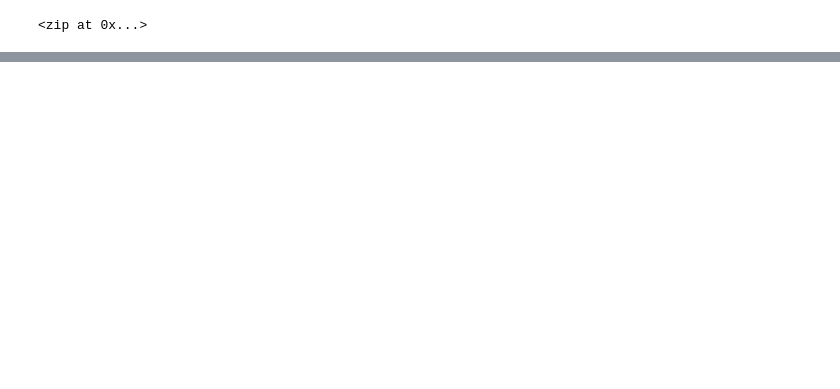
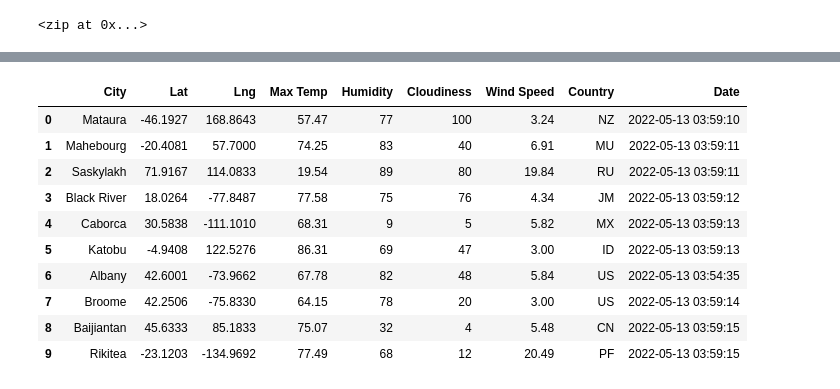
Before and after one commit to marielakinn/World_Weather_Analysis, a Jupyter notebook: WeatherPy.ipynb, the cells around one changed output, grey strips where cells are left out. Cells and saved outputs as stored; diff of their text form; code cells hidden in the pictures; blank space fills up the shorter version.

```diff
--- a/WeatherPy.ipynb
+++ b/WeatherPy.ipynb
@@ -31,0 +38,4 @@ len(cities)
+# %%
+# Starting URL for Weather Map API Call.
+url = "http://api.openweathermap.org/data/2.5/weather?units=Imperial&APPID=" + weather_api_key
+print(url)
@@ -31,0 +46,10 @@ len(cities)
+# %%
+# Create an empty list to hold the weather data.
+city_data = []
+# Print the beginning of the logging.
+print("Beginning Data Retrieval     ")
+print("-----------------------------")
+
+# Create counters.
+record_count = 1
+set_count = 1
@@ -31,0 +129,16 @@ len(cities)
+# %%
+# Convert the array of dictionaries to a Pandas DataFrame.
+city_data_df = pd.DataFrame(city_data)
+city_data_df.head(10)
+# %% [output]
+|  | City | Lat | Lng | Max Temp | Humidity | Cloudiness | Wind Speed | Country | Date |
+| 0 | Mataura | -46.1927 | 168.8643 | 57.47 | 77 | 100 | 3.24 | NZ | 2022-05-13 03:59:10 |
+| 1 | Mahebourg | -20.4081 | 57.7000 | 74.25 | 83 | 40 | 6.91 | MU | 2022-05-13 03:59:11 |
+| 2 | Saskylakh | 71.9167 | 114.0833 | 19.54 | 89 | 80 | 19.84 | RU | 2022-05-13 03:59:11 |
+| 3 | Black River | 18.0264 | -77.8487 | 77.58 | 75 | 76 | 4.34 | JM | 2022-05-13 03:59:12 |
+| 4 | Caborca | 30.5838 | -111.1010 | 68.31 | 9 | 5 | 5.82 | MX | 2022-05-13 03:59:13 |
+| 5 | Katobu | -4.9408 | 122.5276 | 86.31 | 69 | 47 | 3.00 | ID | 2022-05-13 03:59:13 |
+| 6 | Albany | 42.6001 | -73.9662 | 67.78 | 82 | 48 | 5.84 | US | 2022-05-13 03:54:35 |
+| 7 | Broome | 42.2506 | -75.8330 | 64.15 | 78 | 20 | 3.00 | US | 2022-05-13 03:59:14 |
+| 8 | Baijiantan | 45.6333 | 85.1833 | 75.07 | 32 | 4 | 5.48 | CN | 2022-05-13 03:59:15 |
+| 9 | Rikitea | -23.1203 | -134.9692 | 77.49 | 68 | 12 | 20.49 | PF | 2022-05-13 03:59:15 |
```
Also changed, not shown: parts of 9 cells of this notebook, 1 other file.
